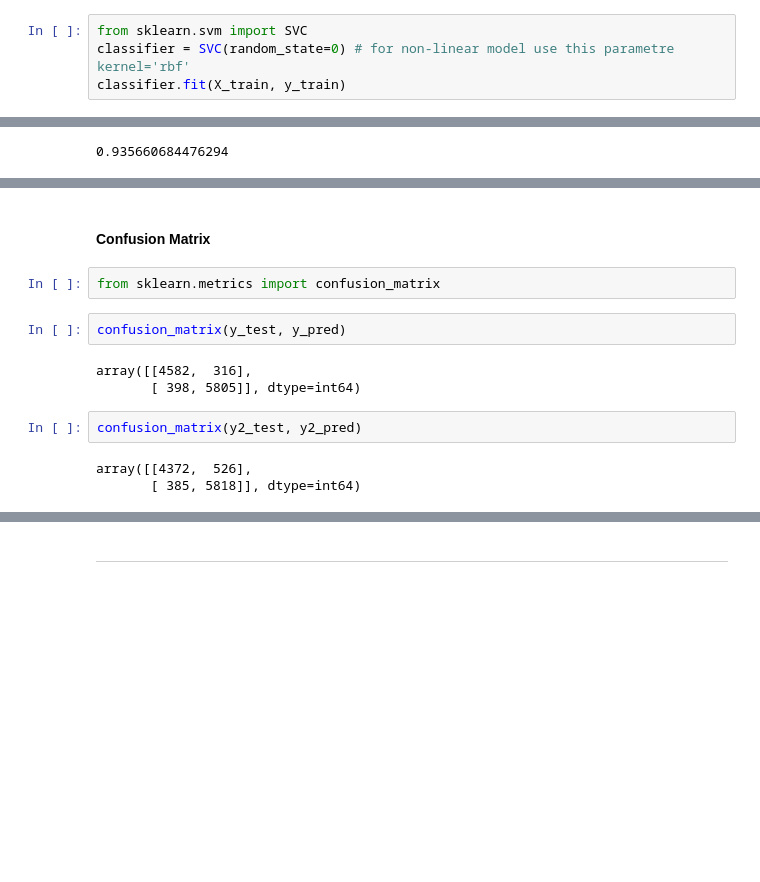
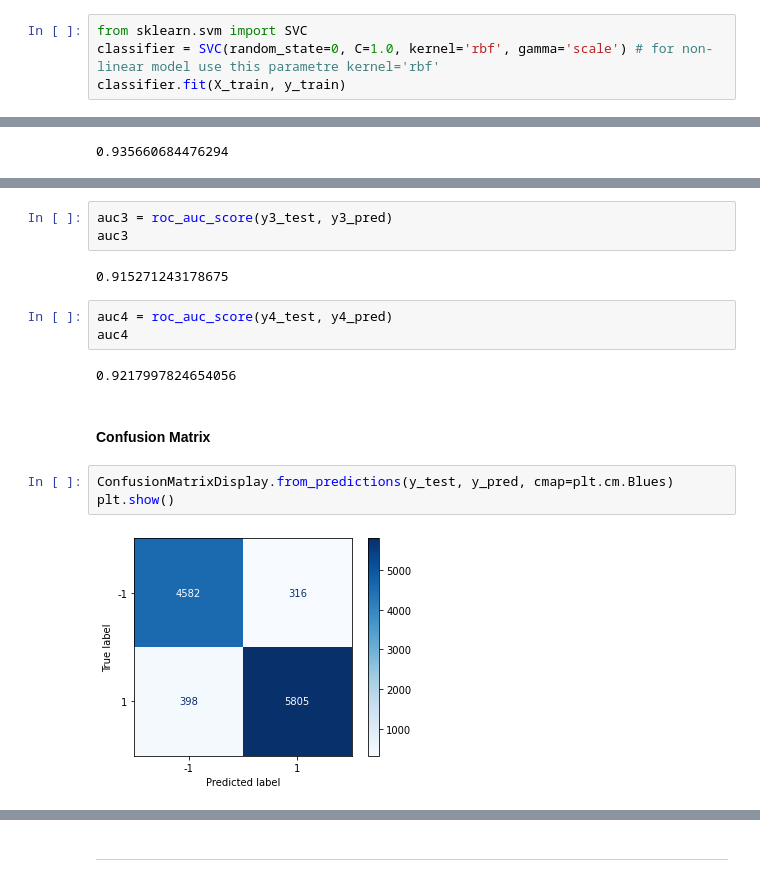
Before and after one commit to carlosarp21/mcd_co_final, a Jupyter notebook: Amazon Sentiment Analysis.ipynb, the cells around one changed output, grey strips where cells are left out. Saved outputs shown, nothing was run; the diff lists cells and outputs as text; blank space fills up the shorter version.

```diff
--- a/Amazon Sentiment Analysis.ipynb
+++ b/Amazon Sentiment Analysis.ipynb
@@ -213,7 +356,7 @@ X2_train, X2_test, y2_train, y2_test = train_test_split(X2, y, test_size = 0.25,
 ### IV. Data Modeling <a id='model'></a>
 # %%
 from sklearn.svm import SVC
-classifier = SVC(random_state=0) # for non-linear model use this parametre kernel='rbf'
+classifier = SVC(random_state=0, C=1.0, kernel='rbf', gamma='scale') # for non-linear model use this parametre kernel='rbf'
 classifier.fit(X_train, y_train)
 # %% [output]
 SVC(random_state=0)
@@ -307,14 +472,17 @@ auc2
+# %%
+auc3 = roc_auc_score(y3_test, y3_pred)
+auc3
+# %% [output]
+0.915271243178675
+# %%
+auc4 = roc_auc_score(y4_test, y4_pred)
+auc4
+# %% [output]
+0.9217997824654056
 # %% [markdown]
 #### Confusion Matrix
-# %%
-from sklearn.metrics import confusion_matrix
-# %%
-confusion_matrix(y_test, y_pred)
-# %% [output]
-array([[4582,  316],
-       [ 398, 5805]], dtype=int64)
-# %%
-confusion_matrix(y2_test, y2_pred)
-# %% [output]
-array([[4372,  526],
-       [ 385, 5818]], dtype=int64)
+# %%
+ConfusionMatrixDisplay.from_predictions(y_test, y_pred, cmap=plt.cm.Blues)
+plt.show()
+# %% [output]
+[figure, added]
```
Also changed, not shown: parts of 43 cells of this notebook.
